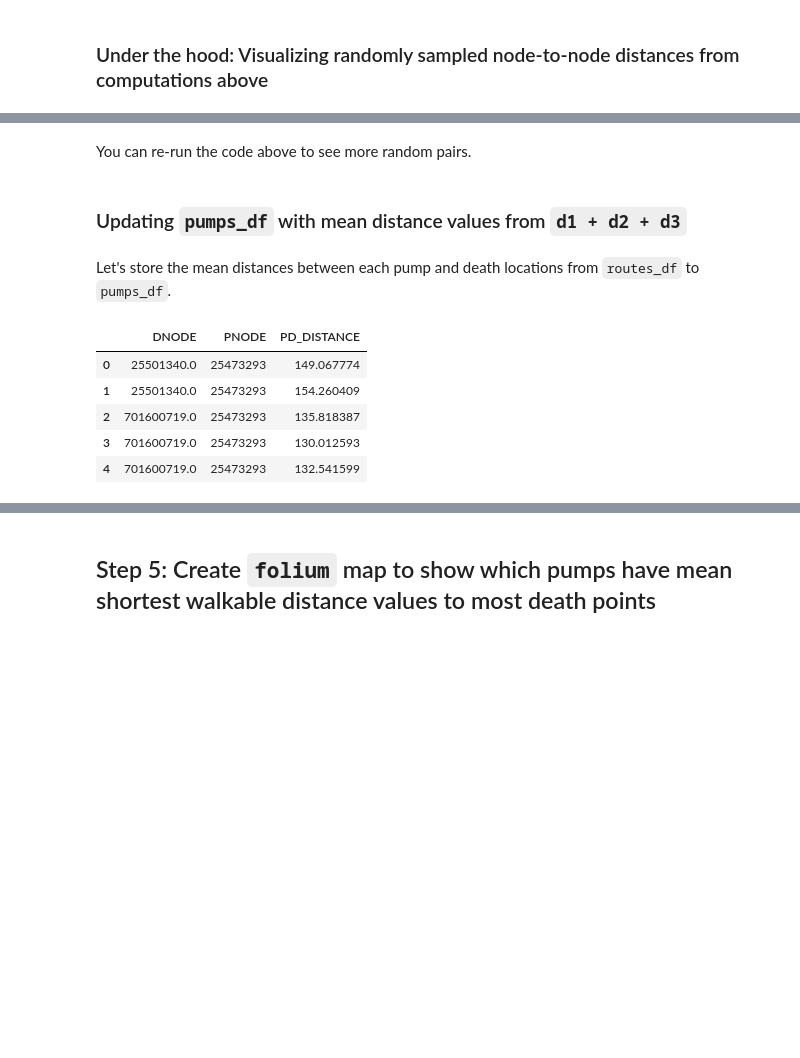
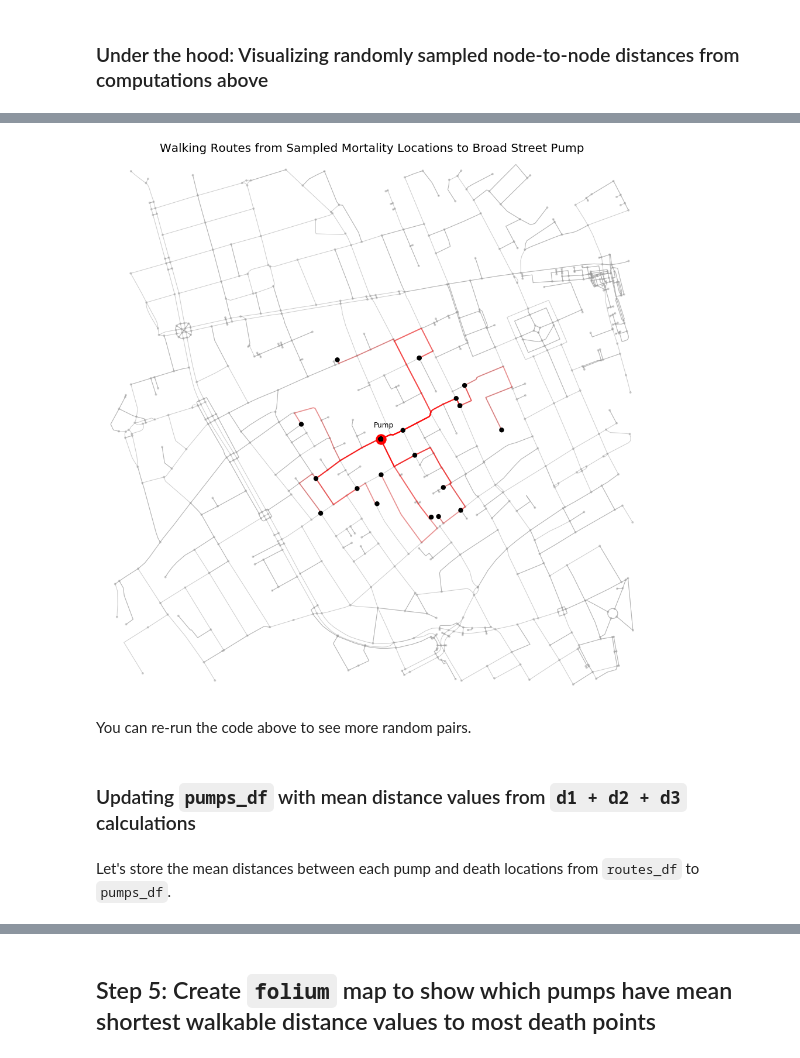
Before and after one commit to PHI-Case-Studies/1854-Cholera-Outbreak-London-Advanced-1, a Jupyter notebook: NB04-Cholera-Case-Study-OpenStreetMaps-Networkx-Part-2.ipynb, the cells around one changed output, grey strips where cells are left out. Cells and saved outputs as stored; diff of their text form; code cells hidden in the pictures; blank space fills up the shorter version.

```diff
--- a/NB04-Cholera-Case-Study-OpenStreetMaps-Networkx-Part-2.ipynb
+++ b/NB04-Cholera-Case-Study-OpenStreetMaps-Networkx-Part-2.ipynb
@@ -395,17 +379,0 @@ Let's see what's happening under the hood by visualizing some randomly sampled r
-# %%
-%%time
-import numpy as np
-
-pump_node = 25257692 # pump #8
-
-for i in range(3):
-    death_node = np.random.choice(routes400m_df['DNODE'].unique())
-    route = nx.shortest_path(G, death_node, pump_node)
-    fig, ax = ox.plot_graph_route(G, route, fig_height=12, \
-                        node_alpha=0.5, edge_alpha=0.5, \
-                        orig_dest_node_color='black', \
-                        orig_dest_node_size=50, \
-                        orig_dest_node_alpha=1,\
-                        route_alpha=0.3)
-    print("Random pair number "+str(i+1)+\
-          ", death node="+str(death_node)+", pump_node="+str(pump_node))
@@ -421,17 +380,43 @@ Wall time: 1.46 s
+# %%
+#%%time
+import numpy as np
+import matplotlib.pyplot as plt
+
+# Pump node at Broadwick Street
+pump_node = 25473293
+
+lat = G.nodes[pump_node]['y']
+lon = G.nodes[pump_node]['x']
+route_list = []
+route_color = 'red'
+node_color = 'black'
+number_of_node_samples = 20
+
+for i in range(number_of_node_samples):
+    death_node = np.random.choice(routes_df['DNODE'].unique())
+    route = nx.shortest_path(G, death_node, pump_node)
+    route_list.append(route)
+
+fig, ax = ox.plot_graph_routes(G, route_list, node_alpha=0.5, edge_alpha=0.5, \
+                            orig_dest_node_color=node_color,\
+                            edge_linewidth=1,\
+                            route_linewidth=2,\
+                            orig_dest_node_size=70, orig_dest_node_alpha=1, \
+                            route_color=route_color, \
+                            route_alpha=0.3, show=False, close=False, \
+                            fig_height=17)
+ax.scatter(lon, lat, c='red', s=300)
+ax.text(lon-0.0002, lat+0.0002, 'Pump', fontsize=12)
+ax.set_title('Walking Routes from Sampled Mortality Locations to Broad Street Pump', pad=1, size=20)
+
+plt.show()
+# %% [output]
+[figure, added]
 # %%
 routes400m_df.to_pickle('outputs/routes400m_df.pickle')
 # %% [markdown]
 You can re-run the code above to see more random pairs.
 # %% [markdown]
-### Updating `pumps_df` with mean distance values from `d1 + d2 + d3`
+### Updating `pumps_df` with mean distance values from `d1 + d2 + d3` calculations
 # %% [markdown]
 Let's store the mean distances between each pump and death locations from `routes_df` to `pumps_df`.
-# %%
-routes_df.head()
-# %% [output]
-|  | DNODE | PNODE | PD_DISTANCE |
-| 0 | 25501340.0 | 25473293 | 149.067774 |
-| 1 | 25501340.0 | 25473293 | 154.260409 |
-| 2 | 701600719.0 | 25473293 | 135.818387 |
-| 3 | 701600719.0 | 25473293 | 130.012593 |
-| 4 | 701600719.0 | 25473293 | 132.541599 |
```
Also changed, not shown: parts of 49 cells of this notebook, 2 other files.
